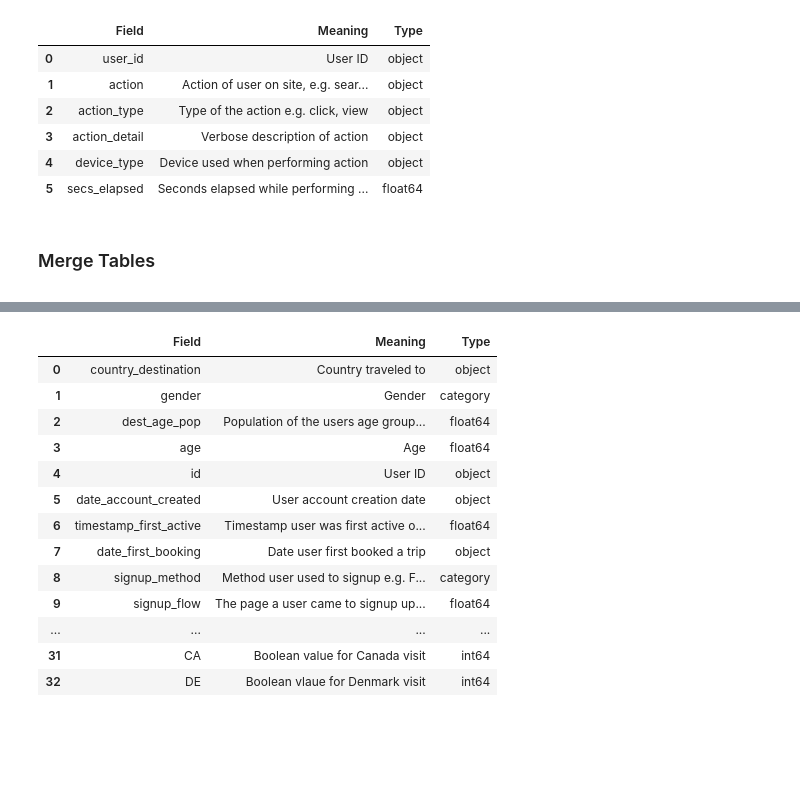
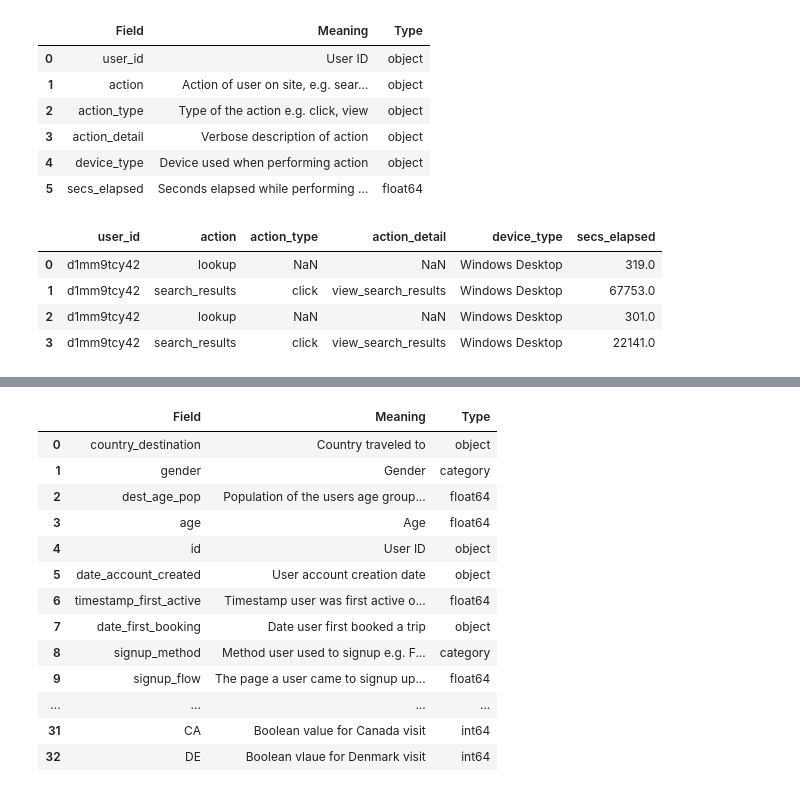
Before and after one commit to TJBANEY/Springboard-Code, a Jupyter notebook: Capstone 1 Data Wrangling.ipynb, the cells around one changed output, grey strips where cells are left out. Cells and saved outputs as stored; diff of their text form; code cells hidden in the pictures; blank space fills up the shorter version.

```diff
--- a/Capstone 1 Data Wrangling.ipynb
+++ b/Capstone 1 Data Wrangling.ipynb
@@ -205,5 +196,11 @@ sessions_dict
 | 3 | action_detail | Verbose description of action | object |
 | 4 | device_type | Device used when performing action | object |
 | 5 | secs_elapsed | Seconds elapsed while performing ... | float64 |
-# %% [markdown]
-### <p id="table-merge">Merge Tables</p>
+# %%
+sessions.head(4)
+# %% [output]
+|  | user_id | action | action_type | action_detail | device_type | secs_elapsed |
+| 0 | d1mm9tcy42 | lookup | NaN | NaN | Windows Desktop | 319.0 |
+| 1 | d1mm9tcy42 | search_results | click | view_search_results | Windows Desktop | 67753.0 |
+| 2 | d1mm9tcy42 | lookup | NaN | NaN | Windows Desktop | 301.0 |
+| 3 | d1mm9tcy42 | search_results | click | view_search_results | Windows Desktop | 22141.0 |
```
Also changed, not shown: parts of 17 cells of this notebook, 7 other files.
